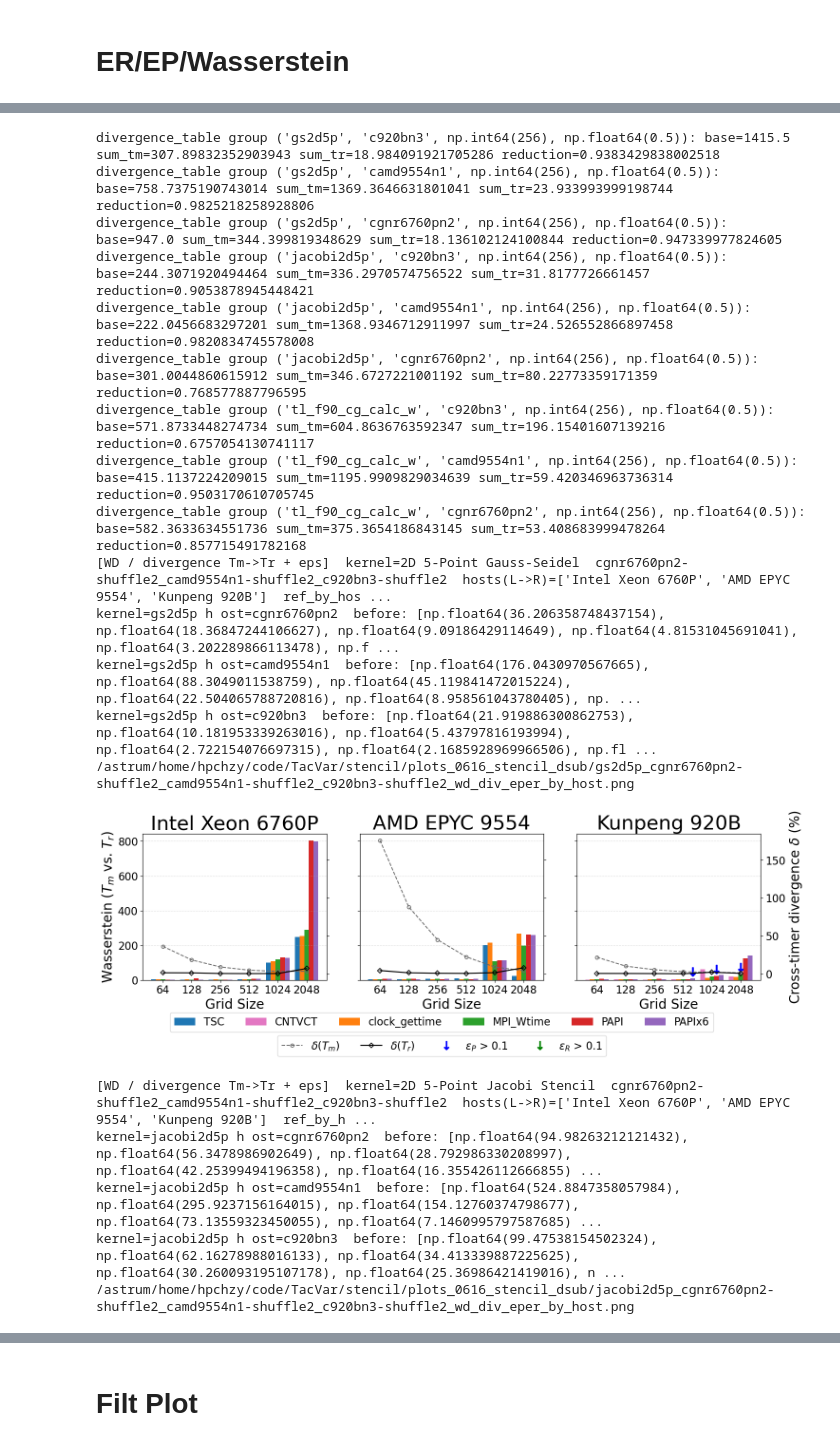
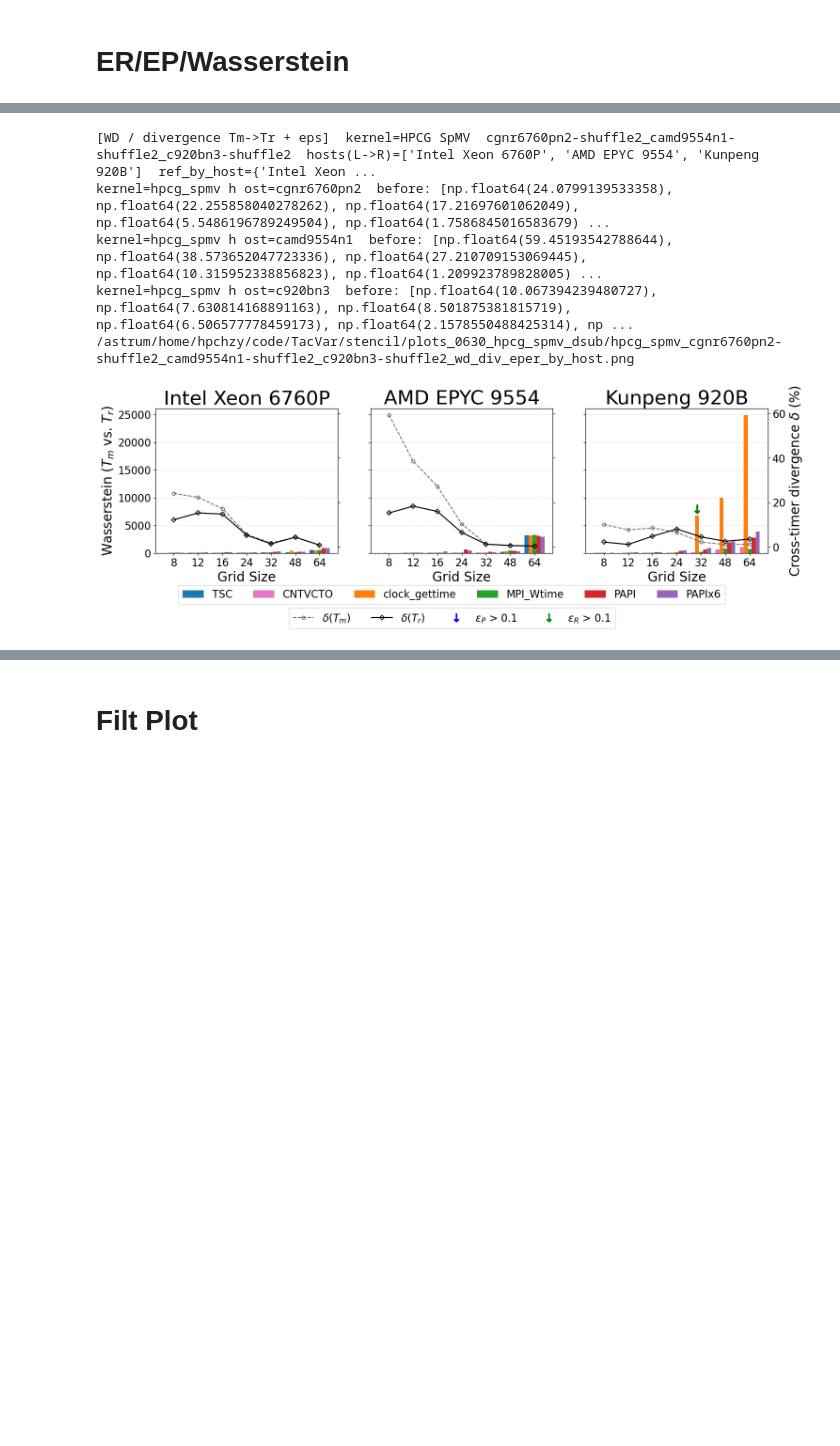
Before and after one commit to HunterHan/TacVar, a Jupyter notebook: stencil/plot_entry_filt.hpcg_spmv.0630.ipynb, the cells around one changed output, grey strips where cells are left out. Saved outputs shown, nothing was run; the diff lists cells and outputs as text; code cells hidden in the pictures; blank space fills up the shorter version.

Commit message:
stencil: print size-level divergence before 0630 plots

```diff
--- a/stencil/plot_entry_filt.hpcg_spmv.0630.ipynb
+++ b/stencil/plot_entry_filt.hpcg_spmv.0630.ipynb
@@ -393,12 +509,12 @@ Index(['np', 'size', 'nsampRatio', 'nsamp', 'kernel', 'timer', 'host',
 #     print(v_df.columns)
 # %%
 # Cross-timer divergence before (T_m) / after (T_r) + ep/er threshold indicators (stencil)
-# divergence delta = mean_t WD(timer, ref) / mean(ref measured time);  ref: x86->tsc, ARM->cntvcto.
-# reduction = (sum WD_tm - sum WD_tr) / sum WD_tm  (deviation reduction ratio; column only).
-from scipy.stats import wasserstein_distance
+# Reuse div_size_df/div_df computed and printed in the previous cell.
 from matplotlib.lines import Line2D
 
-REF_TIMER_BY_HOST = {'cgnr6760pn2': 'tsc', 'camd9554n1': 'tsc', 'c920bn3': 'cntvcto'}
+if 'div_size_df' not in globals() or div_size_df.empty:
+    raise RuntimeError('div_size_df is missing or empty; run the size-level divergence cell before plotting')
+div_df = div_size_df.copy()
 
 # ---- thresholds (tune by hand) ----
 EP_THRESHOLD = 0.1  # eps_P over this -> flag
@@ -477,7 +593,6 @@ def _flag_color(ep_v, er_v):
 
 
 metric_bar = 'wd'
-div_df = divergence_table(df, ['kernel', 'host', 'size', 'nsampRatio'])
 
 plot_df = df.copy()
 plot_df['timer_label'] = plot_df['timer'].map(TIMER_LABELS).fillna(plot_df['timer'])
@@ -593,50 +708,36 @@ for kernel in kernels:
             ax.set_yticklabels([])
 
     # timer legend (ordered by timer_sort_key), placed at the bottom
     ordered_timers = sorted(bar_handles, key=timer_sort_key)
     fig.legend([bar_handles[t] for t in ordered_timers], [timer_label(t) for t in ordered_timers],
                ncol=min(6, max(1, len(ordered_timers))), fontsize=LEGEND_FONTSIZE,
                loc='upper center', bbox_to_anchor=(0.5, TIMER_LEGEND_Y), frameon=True)
 
     # divergence legend (below the timer legend): delta lines + eps arrows (+both only if drawn)
     arrow_proxies = [
         Line2D([0], [0], marker=r'$\downarrow$', linestyle='None', color='blue', markersize=ARROW_FONTSIZE, label=fr'$\epsilon_P$ > {EP_THRESHOLD:g}'),
         Line2D([0], [0], marker=r'$\downarrow$', linestyle='None', color='green', markersize=ARROW_FONTSIZE, label=fr'$\epsilon_R$ > {ER_THRESHOLD:g}'),
     ]
     if any_red:
         arrow_proxies.append(Line2D([0], [0], marker=r'$\downarrow$', linestyle='None', color='red', markersize=ARROW_FONTSIZE, label='both'))
     div_handles = [before_handle, after_handle] + arrow_proxies
     div_labels = [r'$\delta(T_m)$', r'$\delta(T_r)$'] + [p.get_label() for p in arrow_proxies]
     fig.legend(div_handles, div_labels, ncol=min(5, len(div_labels)), fontsize=LEGEND_FONTSIZE,
                loc='upper center', bbox_to_anchor=(0.5, DIV_LEGEND_Y), frameon=True)
 
     fig.subplots_adjust(bottom=0.20, top=0.90, wspace=0.18)
 
     if SAVE_FIG:
         OUT_DIR.mkdir(parents=True, exist_ok=True)
         out = OUT_DIR / f'{kernel}_{SHUFFLE_LABEL}_wd_div_eper_by_host.png'
         fig.savefig(out, dpi=220, bbox_inches='tight')
         print(out)
 
     plt.show()
 # %% [output]
-divergence_table group ('gs2d5p', 'c920bn3', np.int64(256), np.float64(0.5)): base=1415.5 sum_tm=307.89832352903943 sum_tr=18.984091921705286 reduction=0.9383429838002518
-divergence_table group ('gs2d5p', 'camd9554n1', np.int64(256), np.float64(0.5)): base=758.7375190743014 sum_tm=1369.3646631801041 sum_tr=23.933993999198744 reduction=0.9825218258928806
-divergence_table group ('gs2d5p', 'cgnr6760pn2', np.int64(256), np.float64(0.5)): base=947.0 sum_tm=344.399819348629 sum_tr=18.136102124100844 reduction=0.947339977824605
-divergence_table group ('jacobi2d5p', 'c920bn3', np.int64(256), np.float64(0.5)): base=244.3071920494464 sum_tm=336.2970574756522 sum_tr=31.8177726661457 reduction=0.9053878945448421
-divergence_table group ('jacobi2d5p', 'camd9554n1', np.int64(256), np.float64(0.5)): base=222.0456683297201 sum_tm=1368.9346712911997 sum_tr=24.526552866897458 reduction=0.9820834745578008
-divergence_table group ('jacobi2d5p', 'cgnr6760pn2', np.int64(256), np.float64(0.5)): base=301.0044860615912 sum_tm=346.6727221001192 sum_tr=80.22773359171359 reduction=0.768577887796595
-divergence_table group ('tl_f90_cg_calc_w', 'c920bn3', np.int64(256), np.float64(0.5)): base=571.8733448274734 sum_tm=604.8636763592347 sum_tr=196.15401607139216 reduction=0.6757054130741117
-divergence_table group ('tl_f90_cg_calc_w', 'camd9554n1', np.int64(256), np.float64(0.5)): base=415.1137224209015 sum_tm=1195.9909829034639 sum_tr=59.420346963736314 reduction=0.9503170610705745
-divergence_table group ('tl_f90_cg_calc_w', 'cgnr6760pn2', np.int64(256), np.float64(0.5)): base=582.3633634551736 sum_tm=375.3654186843145 sum_tr=53.408683999478264 reduction=0.857715491782168
-[WD / divergence Tm->Tr + eps]  kernel=2D 5-Point Gauss-Seidel  cgnr6760pn2-shuffle2_camd9554n1-shuffle2_c920bn3-shuffle2  hosts(L->R)=['Intel Xeon 6760P', 'AMD EPYC 9554', 'Kunpeng 920B']  ref_by_hos ...
-kernel=gs2d5p h ost=cgnr6760pn2  before: [np.float64(36.206358748437154), np.float64(18.36847244106627), np.float64(9.09186429114649), np.float64(4.81531045691041), np.float64(3.202289866113478), np.f ...
-kernel=gs2d5p h ost=camd9554n1  before: [np.float64(176.0430970567665), np.float64(88.3049011538759), np.float64(45.119841472015224), np.float64(22.504065788720816), np.float64(8.958561043780405), np. ...
-kernel=gs2d5p h ost=c920bn3  before: [np.float64(21.919886300862753), np.float64(10.181953339263016), np.float64(5.43797816193994), np.float64(2.722154076697315), np.float64(2.1685928969966506), np.fl ...
-/astrum/home/hpchzy/code/TacVar/stencil/plots_0616_stencil_dsub/gs2d5p_cgnr6760pn2-shuffle2_camd9554n1-shuffle2_c920bn3-shuffle2_wd_div_eper_by_host.png
+[WD / divergence Tm->Tr + eps]  kernel=HPCG SpMV  cgnr6760pn2-shuffle2_camd9554n1-shuffle2_c920bn3-shuffle2  hosts(L->R)=['Intel Xeon 6760P', 'AMD EPYC 9554', 'Kunpeng 920B']  ref_by_host={'Intel Xeon ...
+kernel=hpcg_spmv h ost=cgnr6760pn2  before: [np.float64(24.0799139533358), np.float64(22.255858040278262), np.float64(17.21697601062049), np.float64(5.5486196789249504), np.float64(1.7586845016583679) ...
+kernel=hpcg_spmv h ost=camd9554n1  before: [np.float64(59.45193542788644), np.float64(38.573652047723336), np.float64(27.210709153069445), np.float64(10.315952338856823), np.float64(1.209923789828005) ...
+kernel=hpcg_spmv h ost=c920bn3  before: [np.float64(10.067394239480727), np.float64(7.630814168891163), np.float64(8.501875381815719), np.float64(6.506577778459173), np.float64(2.1578550488425314), np ...
+/astrum/home/hpchzy/code/TacVar/stencil/plots_0630_hpcg_spmv_dsub/hpcg_spmv_cgnr6760pn2-shuffle2_camd9554n1-shuffle2_c920bn3-shuffle2_wd_div_eper_by_host.png
-[figure, old version]
+[figure, new version]
-[WD / divergence Tm->Tr + eps]  kernel=2D 5-Point Jacobi Stencil  cgnr6760pn2-shuffle2_camd9554n1-shuffle2_c920bn3-shuffle2  hosts(L->R)=['Intel Xeon 6760P', 'AMD EPYC 9554', 'Kunpeng 920B']  ref_by_h ...
-kernel=jacobi2d5p h ost=cgnr6760pn2  before: [np.float64(94.98263212121432), np.float64(56.3478986902649), np.float64(28.792986330208997), np.float64(42.25399494196358), np.float64(16.355426112666855) ...
-kernel=jacobi2d5p h ost=camd9554n1  before: [np.float64(524.8847358057984), np.float64(295.9237156164015), np.float64(154.12760374798677), np.float64(73.13559323450055), np.float64(7.1460995797587685) ...
-kernel=jacobi2d5p h ost=c920bn3  before: [np.float64(99.47538154502324), np.float64(62.16278988016133), np.float64(34.413339887225625), np.float64(30.260093195107178), np.float64(25.36986421419016), n ...
-/astrum/home/hpchzy/code/TacVar/stencil/plots_0616_stencil_dsub/jacobi2d5p_cgnr6760pn2-shuffle2_camd9554n1-shuffle2_c920bn3-shuffle2_wd_div_eper_by_host.png
```
Also changed, not shown: parts of 10 cells of this notebook, 21 other files.
